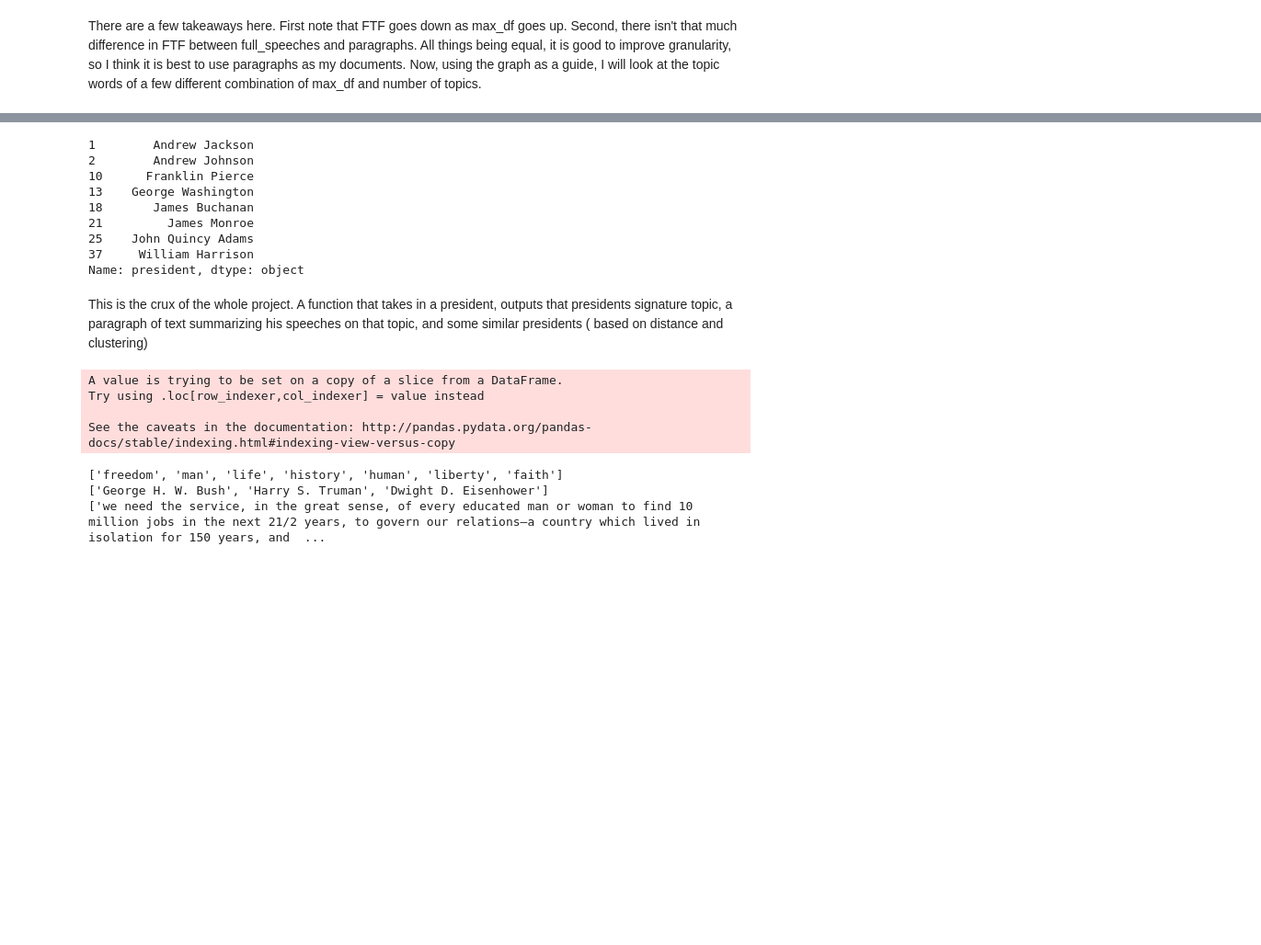
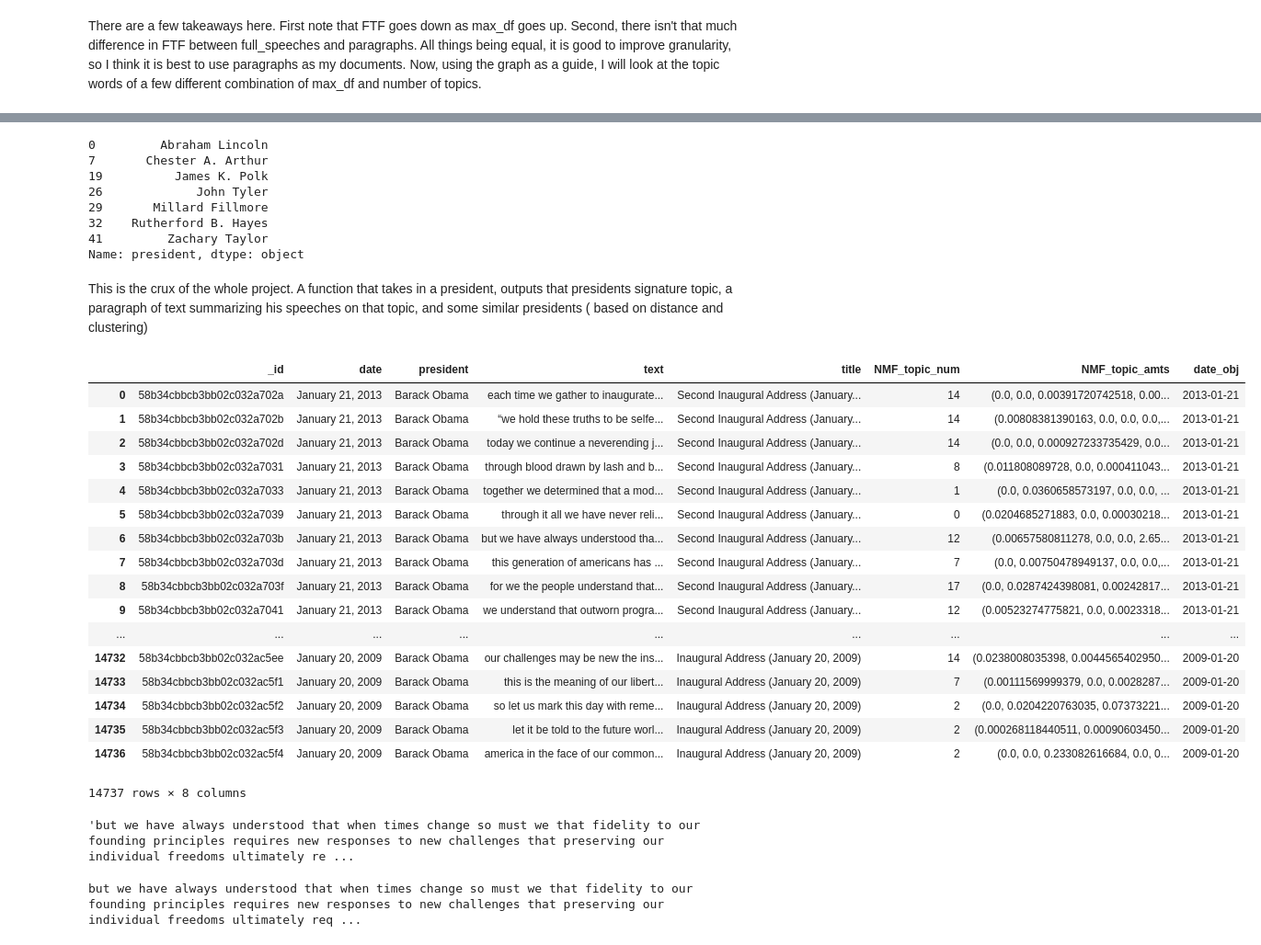
Before and after one commit to needurlrak/Presidential-Speeches-Throughout-History, a Jupyter notebook: gridsearchNMF.ipynb, the cells around one changed output, grey strips where cells are left out. Shown at 92% size. Drawn from its saved outputs; the diff is of its cells as text; code cells hidden in the pictures; blank space fills up the shorter version.

```diff
--- a/gridsearchNMF.ipynb
+++ b/gridsearchNMF.ipynb
@@ -389,15 +403,35 @@ final_df['kmeans'].value_counts()
 Name: kmeans, dtype: int64
 # %%
-final_df[final_df['kmeans'] == 1]['president']
+final_df[final_df['kmeans'] == 2]['president']
 # %% [output]
-1        Andrew Jackson
-2        Andrew Johnson
-10      Franklin Pierce
-13    George Washington
-18       James Buchanan
-21         James Monroe
-25    John Quincy Adams
-37     William Harrison
+0         Abraham Lincoln
+7       Chester A. Arthur
+19          James K. Polk
+26             John Tyler
+29       Millard Fillmore
+32    Rutherford B. Hayes
+41         Zachary Taylor
 Name: president, dtype: object
 # %% [markdown]
 This is the crux of the whole project. A function that takes in a president, outputs that presidents signature topic, a paragraph of text summarizing his speeches on that topic, and some similar presidents ( based on distance and clustering)
+# %%
+df_pars
+# %% [output]
+|  | _id | date | president | text | title | NMF_topic_num | NMF_topic_amts | date_obj |
+| 0 | 58b34cbbcb3bb02c032a702a | January 21, 2013 | Barack Obama | each time we gather to inaugurate... | Second Inaugural Address (January... | 14 | (0.0, 0.0, 0.00391720742518, 0.00... | 2013-01-21 |
+| 1 | 58b34cbbcb3bb02c032a702b | January 21, 2013 | Barack Obama | “we hold these truths to be selfe... | Second Inaugural Address (January... | 14 | (0.00808381390163, 0.0, 0.0, 0.0,... | 2013-01-21 |
+| 2 | 58b34cbbcb3bb02c032a702d | January 21, 2013 | Barack Obama | today we continue a neverending j... | Second Inaugural Address (January... | 14 | (0.0, 0.0, 0.000927233735429, 0.0... | 2013-01-21 |
+| 3 | 58b34cbbcb3bb02c032a7031 | January 21, 2013 | Barack Obama | through blood drawn by lash and b... | Second Inaugural Address (January... | 8 | (0.011808089728, 0.0, 0.000411043... | 2013-01-21 |
+| 4 | 58b34cbbcb3bb02c032a7033 | January 21, 2013 | Barack Obama | together we determined that a mod... | Second Inaugural Address (January... | 1 | (0.0, 0.0360658573197, 0.0, 0.0, ... | 2013-01-21 |
+| 5 | 58b34cbbcb3bb02c032a7039 | January 21, 2013 | Barack Obama | through it all we have never reli... | Second Inaugural Address (January... | 0 | (0.0204685271883, 0.0, 0.00030218... | 2013-01-21 |
+| 6 | 58b34cbbcb3bb02c032a703b | January 21, 2013 | Barack Obama | but we have always understood tha... | Second Inaugural Address (January... | 12 | (0.00657580811278, 0.0, 0.0, 2.65... | 2013-01-21 |
+| 7 | 58b34cbbcb3bb02c032a703d | January 21, 2013 | Barack Obama | this generation of americans has ... | Second Inaugural Address (January... | 7 | (0.0, 0.00750478949137, 0.0, 0.0,... | 2013-01-21 |
+| 8 | 58b34cbbcb3bb02c032a703f | January 21, 2013 | Barack Obama | for we the people understand that... | Second Inaugural Address (January... | 17 | (0.0, 0.0287424398081, 0.00242817... | 2013-01-21 |
+| 9 | 58b34cbbcb3bb02c032a7041 | January 21, 2013 | Barack Obama | we understand that outworn progra... | Second Inaugural Address (January... | 12 | (0.00523274775821, 0.0, 0.0023318... | 2013-01-21 |
+| ... | ... | ... | ... | ... | ... | ... | ... | ... |
+| 14732 | 58b34cbbcb3bb02c032ac5ee | January 20, 2009 | Barack Obama | our challenges may be new the ins... | Inaugural Address (January 20, 2009) | 14 | (0.0238008035398, 0.0044565402950... | 2009-01-20 |
+| 14733 | 58b34cbbcb3bb02c032ac5f1 | January 20, 2009 | Barack Obama | this is the meaning of our libert... | Inaugural Address (January 20, 2009) | 7 | (0.00111569999379, 0.0, 0.0028287... | 2009-01-20 |
+| 14734 | 58b34cbbcb3bb02c032ac5f2 | January 20, 2009 | Barack Obama | so let us mark this day with reme... | Inaugural Address (January 20, 2009) | 2 | (0.0, 0.0204220763035, 0.07373221... | 2009-01-20 |
+| 14735 | 58b34cbbcb3bb02c032ac5f3 | January 20, 2009 | Barack Obama | let it be told to the future worl... | Inaugural Address (January 20, 2009) | 2 | (0.000268118440511, 0.00090603450... | 2009-01-20 |
+| 14736 | 58b34cbbcb3bb02c032ac5f4 | January 20, 2009 | Barack Obama | america in the face of our common... | Inaugural Address (January 20, 2009) | 2 | (0.0, 0.0, 0.233082616684, 0.0, 0... | 2009-01-20 |
+14737 rows × 8 columns
@@ -404,3 +442,11 @@ This is the crux of the whole project. A function that takes in a president, out
+# %%
+summarize(big_text_thing, split = True)[0]
+# %% [output]
+'but we have always understood that when times change so must we that fidelity to our founding principles requires new responses to new challenges that preserving our individual freedoms ultimately re ...
+# %%
+print(big_text_thing)
+# %% [output]
+but we have always understood that when times change so must we that fidelity to our founding principles requires new responses to new challenges that preserving our individual freedoms ultimately req ...
 # %%
 def get_pres_info(given_president):
     pres_row = final_df[final_df['president'] == given_president].iloc[0]
@@ -420,10 +467,0 @@ def get_pres_info(given_president):
-# %%
-get_pres_info('John F. Kennedy')
-# %% [output]
-A value is trying to be set on a copy of a slice from a DataFrame.
-Try using .loc[row_indexer,col_indexer] = value instead
-
-See the caveats in the documentation: http://pandas.pydata.org/pandas-docs/stable/indexing.html#indexing-view-versus-copy
-['freedom', 'man', 'life', 'history', 'human', 'liberty', 'faith']
-['George H. W. Bush', 'Harry S. Truman', 'Dwight D. Eisenhower']
-['we need the service, in the great sense, of every educated man or woman to find 10 million jobs in the next 21/2 years, to govern our relations—a country which lived in isolation for 150 years, and  ...
```
Also changed, not shown: parts of 14 cells of this notebook.
